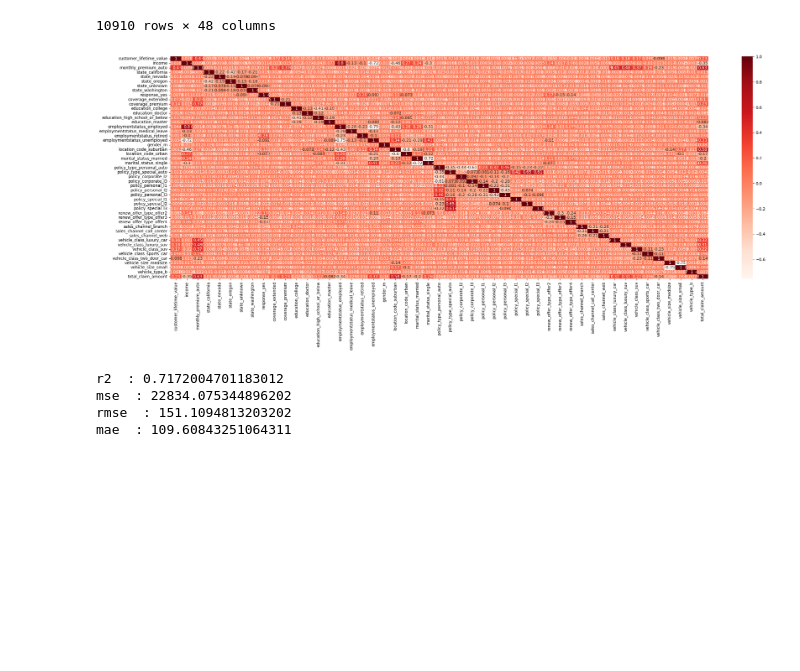
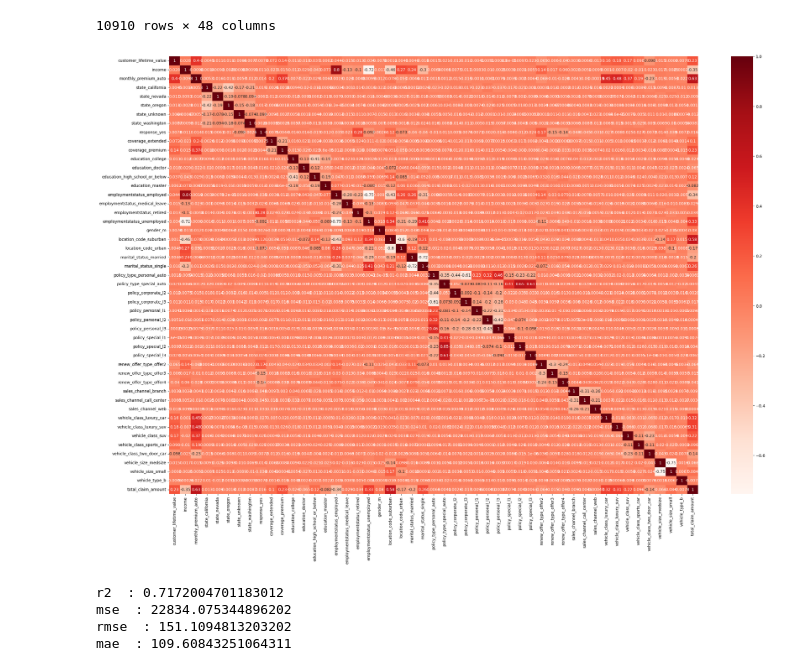
Before and after one commit to Xamweis/lab-customer-analysis-round-2, a Jupyter notebook: solution_6_7_final.ipynb, the cells around one changed output. Drawn from its saved outputs; the diff is of its cells as text; code cells hidden in the pictures; blank space fills up the shorter version.

```diff
--- a/solution_6_7_final.ipynb
+++ b/solution_6_7_final.ipynb
@@ -206,17 +206,17 @@ X2
 # %%
 import seaborn as sns
 import matplotlib.pyplot as plt
 
-lala = pd.concat((X2, y), axis=1)
-mat = lala.corr()
-plt.figure(figsize=(30,10))
+all = pd.concat((X2, y), axis=1)
+mat = all.corr()
+plt.figure(figsize=(30,20))
 sns.heatmap(mat, annot=True, cmap='Reds')
 plt.show()
 
 # likely important after reviewing heatmap: 'Luxury Car', 'Luxury SUV', 'SUV', 'Premium', 'Small',
 #                                           'High School or Below', 'Unemployed', 'Suburban', 'Single'
 # %% [output]
-[figure, old version]
+[figure, new version]
 # %%
 # working with at least corr > ~0.2 columns
 
```
